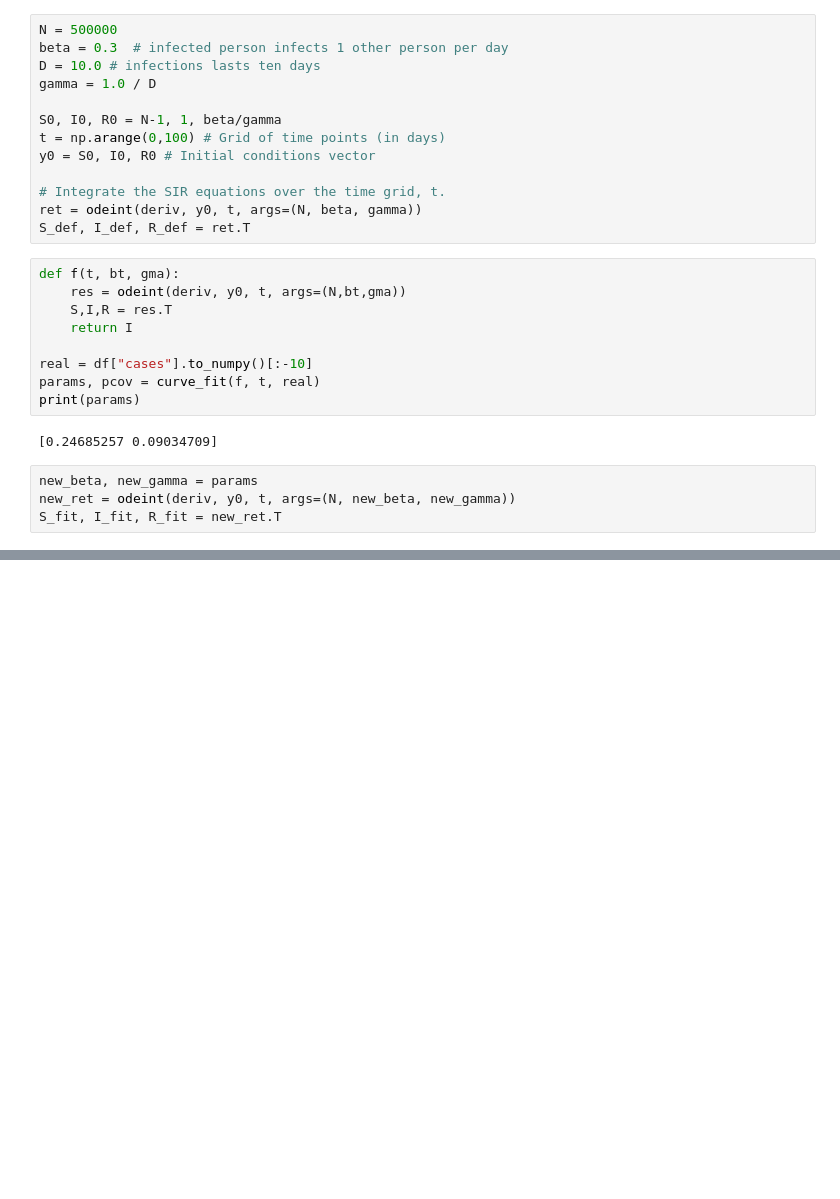
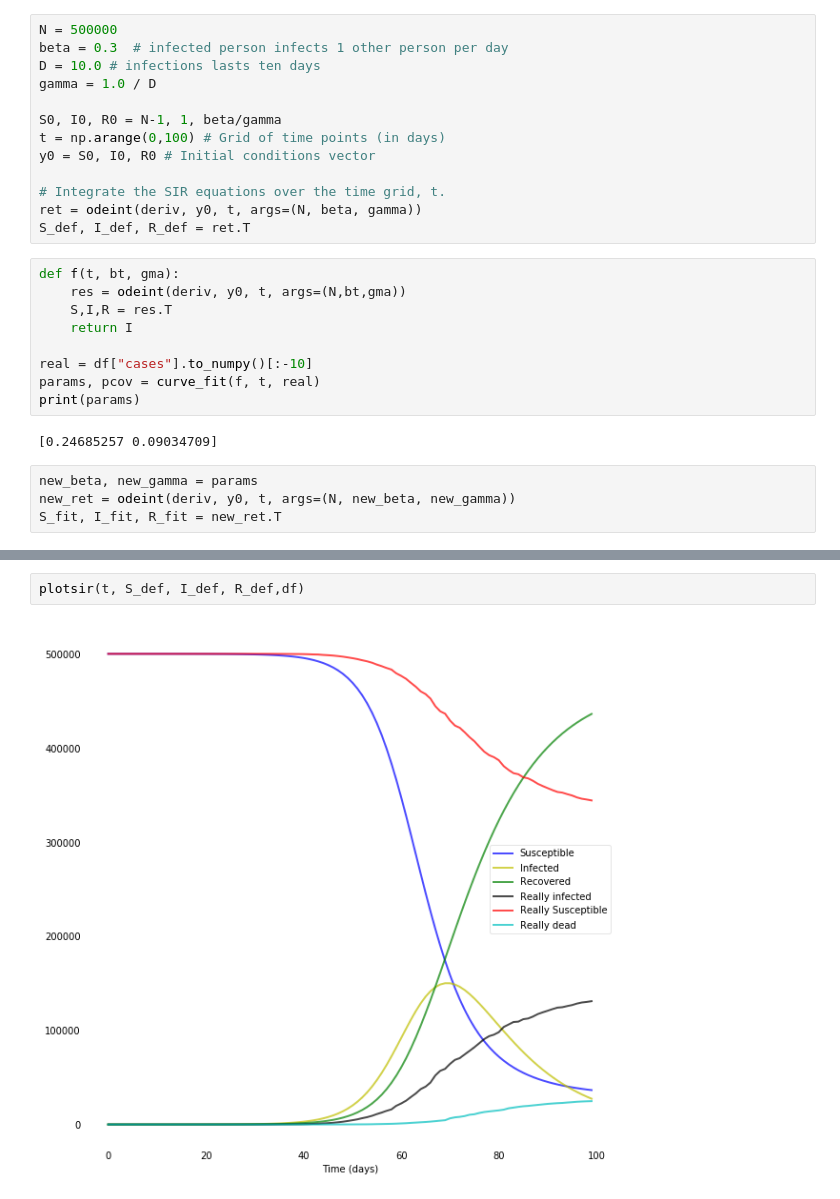
Before and after one commit to klchai/ML_COVID-19, a Jupyter notebook: model/sir.ipynb, the cells around one changed output, grey strips where cells are left out. Saved outputs shown, nothing was run; the diff lists cells and outputs as text; blank space fills up the shorter version.

```diff
--- a/model/sir.ipynb
+++ b/model/sir.ipynb
@@ -116,3 +116,7 @@ def plotfit(t, S, I, R,df):
     for spine in ('top', 'right', 'bottom', 'left'):
       ax.spines[spine].set_visible(False)
     plt.show()
+# %%
+plotsir(t, S_def, I_def, R_def,df)
+# %% [output]
+[figure, added]
```
Also changed, not shown: parts of 5 cells of this notebook.
